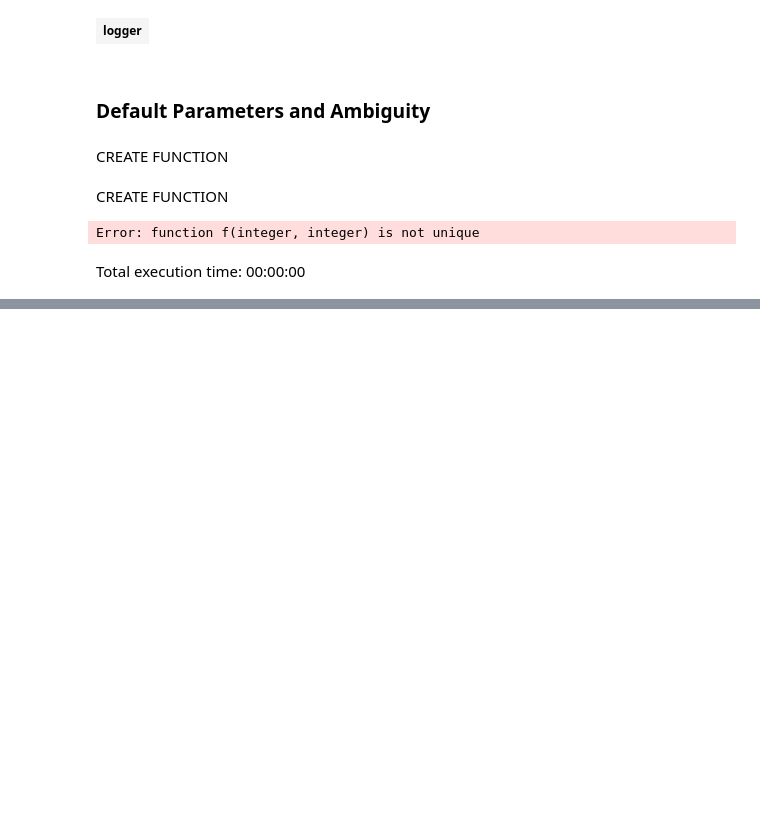
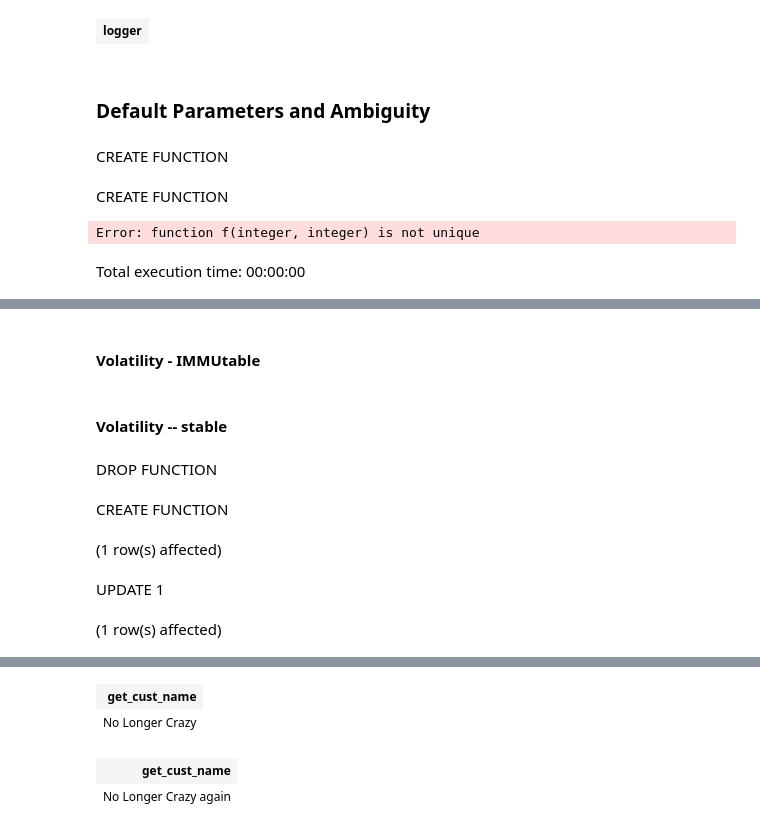
Before and after one commit to yaowenqiang/capturing_logic_with_custom_functions_in_postgresql, a Jupyter notebook: Notebook-1.ipynb, the cells around one changed output, grey strips where cells are left out. Drawn from its saved outputs; the diff is of its cells as text; code cells hidden in the pictures; blank space fills up the shorter version.

```diff
--- a/Notebook-1.ipynb
+++ b/Notebook-1.ipynb
@@ -1565,0 +1627,2 @@ Total execution time: 00:00:00
+# %% [markdown]
+#### Volatility - IMMUtable
@@ -1565,0 +1639,27 @@ Total execution time: 00:00:00
+# %% [markdown]
+#### Volatility -- stable
+# %%
+drop FUNCTION if EXISTS get_cust_name;
+
+CREATE OR REPLACE FUNCTION get_cust_name(id integer)
+    RETURNS varchar
+    LANGUAGE sql
+    STABLE
+AS
+$$
+SELECT CONCAT_WS(' ', firstname, lastname)
+FROM customers
+WHERE customerid = id;
+$$;
+
+select get_cust_name(42);
+update customers
+set firstname = 'No Longer', lastname = 'Crazy again'
+where customerid = 42;
+select get_cust_name(42);
+# %% [output]
+DROP FUNCTION
+CREATE FUNCTION
+(1 row(s) affected)
+UPDATE 1
+(1 row(s) affected)
@@ -1565,0 +1667,4 @@ Total execution time: 00:00:00
+| get_cust_name |
+| No Longer Crazy |
+| get_cust_name |
+| No Longer Crazy again |
```
Also changed, not shown: parts of 24 cells of this notebook.
